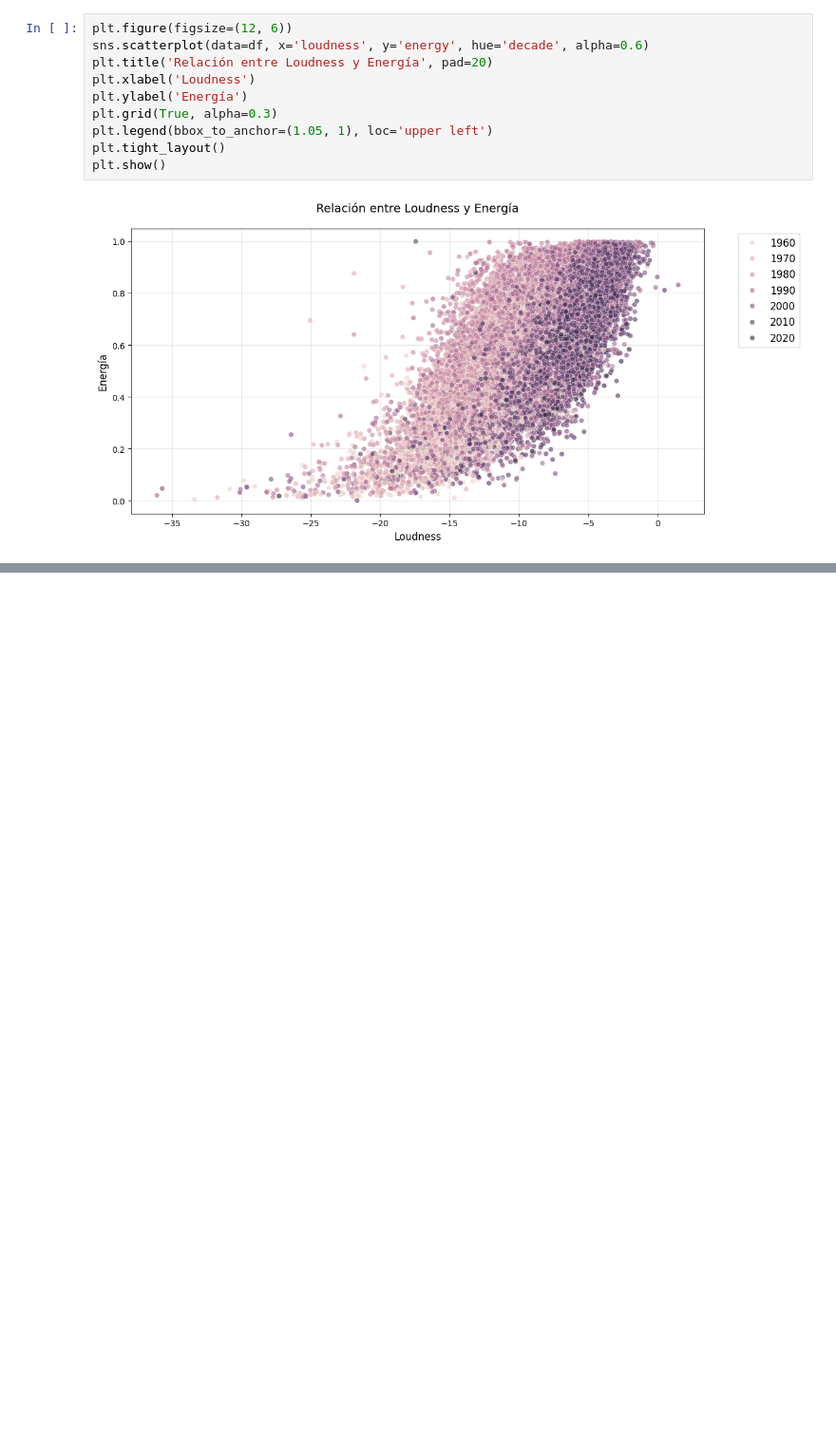
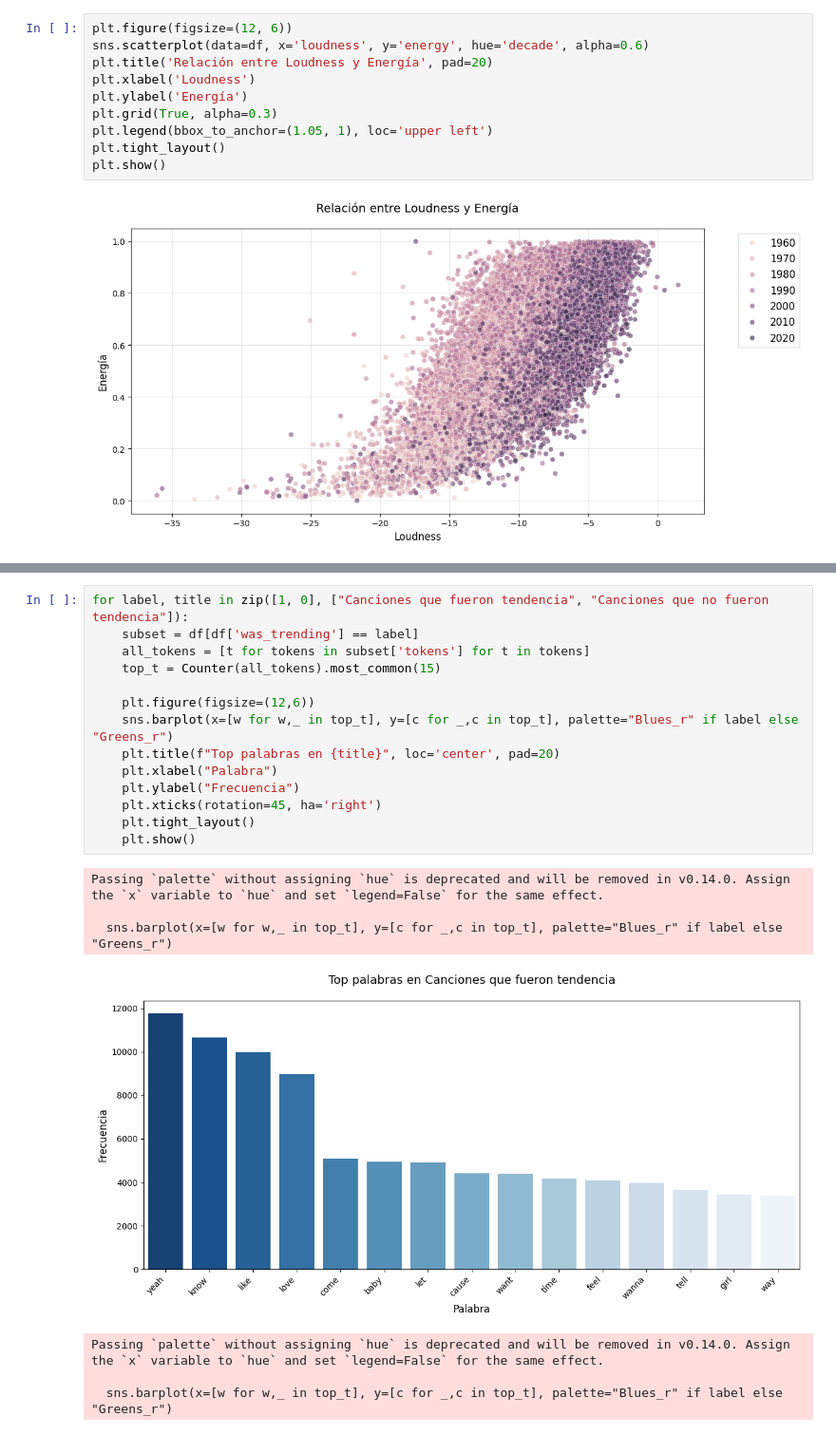
Before and after one commit to JayGhz/data-science-tf, a Jupyter notebook: eda.ipynb, the cells around one changed output, grey strips where cells are left out. Shown at 95% size. Cells and saved outputs as stored; diff of their text form; blank space fills up the shorter version.

```diff
--- a/eda.ipynb
+++ b/eda.ipynb
@@ -187,0 +246,22 @@ plt.show()
+# %%
+for label, title in zip([1, 0], ["Canciones que fueron tendencia", "Canciones que no fueron tendencia"]):
+    subset = df[df['was_trending'] == label]
+    all_tokens = [t for tokens in subset['tokens'] for t in tokens]
+    top_t = Counter(all_tokens).most_common(15)
+
+    plt.figure(figsize=(12,6))
+    sns.barplot(x=[w for w,_ in top_t], y=[c for _,c in top_t], palette="Blues_r" if label else "Greens_r")
+    plt.title(f"Top palabras en {title}", loc='center', pad=20)
+    plt.xlabel("Palabra")
+    plt.ylabel("Frecuencia")
+    plt.xticks(rotation=45, ha='right')
+    plt.tight_layout()
+    plt.show()
+# %% [output]
+Passing `palette` without assigning `hue` is deprecated and will be removed in v0.14.0. Assign the `x` variable to `hue` and set `legend=False` for the same effect.
+
+  sns.barplot(x=[w for w,_ in top_t], y=[c for _,c in top_t], palette="Blues_r" if label else "Greens_r")
+[figure, added]
+Passing `palette` without assigning `hue` is deprecated and will be removed in v0.14.0. Assign the `x` variable to `hue` and set `legend=False` for the same effect.
+
+  sns.barplot(x=[w for w,_ in top_t], y=[c for _,c in top_t], palette="Blues_r" if label else "Greens_r")
```
Also changed, not shown: parts of 9 cells of this notebook.
